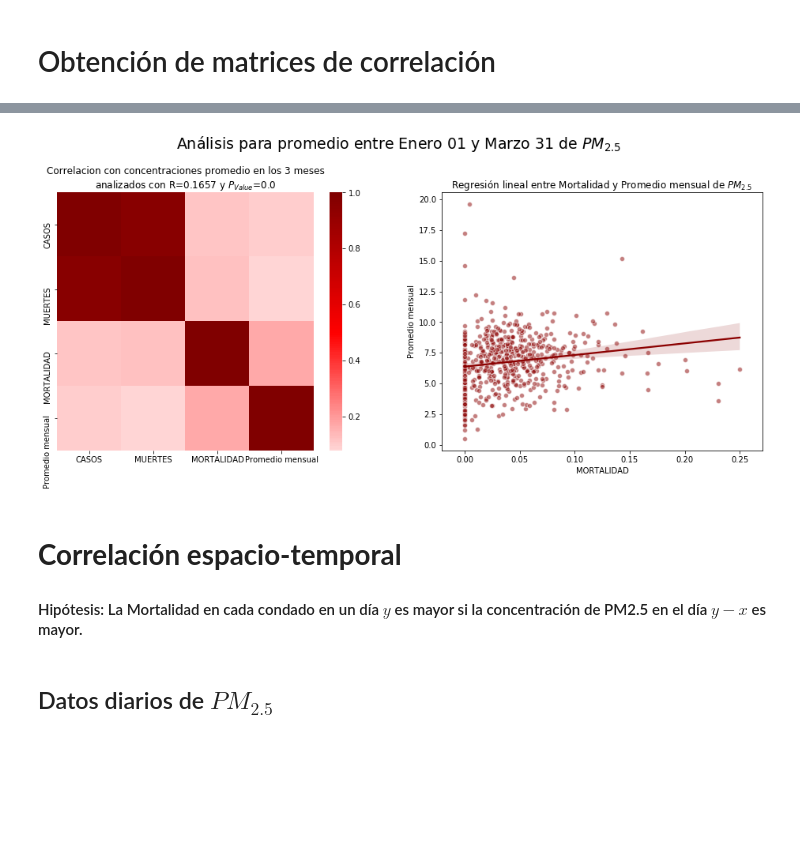
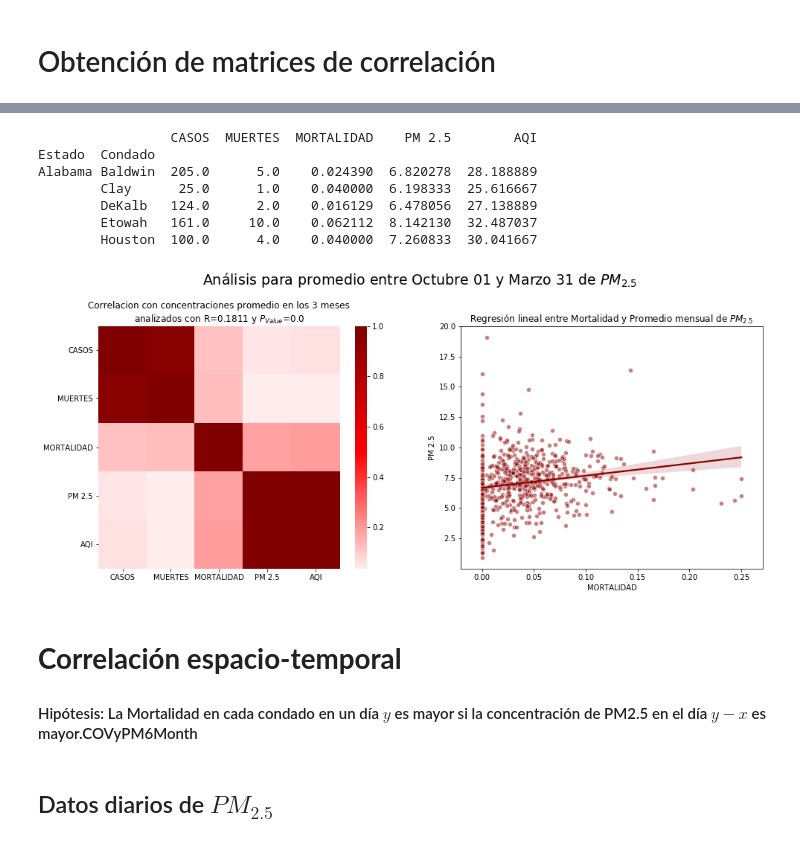
Before and after one commit to mdominguezd/ProyectoLaboratorioPM2.5yCOVID, a Jupyter notebook: MiCOVID-19.ipynb, the cells around one changed output, grey strips where cells are left out. Cells and saved outputs as stored; diff of their text form; code cells hidden in the pictures; blank space fills up the shorter version.

```diff
--- a/MiCOVID-19.ipynb
+++ b/MiCOVID-19.ipynb
@@ -88,19 +88,20 @@ Fuente: EPA
 Directorio = 'DatosPM2.5/'
 almacenarVar = False
 
-# Lectura de primer archivo csv
-# PM25 = (pd.read_csv(Directorio+'ad_viz_plotval_data.csv')
-#                                    .set_index(['STATE','COUNTY'])[['Date','Daily Mean PM2.5 Concentration']]
-#                                    .apply(lambda df : pd.Series({'Mes': int(df['Date'][0:2]),'Date':df.Date,'Promedio mensual':df['Daily Mean PM2.5 Concentration']}),axis = 1)
-#                                    .groupby(['STATE','COUNTY','Mes'])
-#                                    .mean())
+
 PM25 = pd.DataFrame()
 for i in range(51):
     #Lectura para datos promedios mensuales para cada condado
     PMC = (pd.read_csv(Directorio+'ad_viz_plotval_data ('+str(i+1)+').csv')
-                                   .set_index(['STATE','COUNTY'])[['Date','Daily Mean PM2.5 Concentration']]
-                                   .apply(lambda df : pd.Series({'Mes': int(df['Date'][0:2]),'Date':df.Date,'Promedio mensual':df['Daily Mean PM2.5 Concentration']}),axis = 1)
-                                   .groupby(['STATE','COUNTY','Mes'])
+                                   .set_index(['STATE','COUNTY'])[['Date','Daily Mean PM2.5 Concentration','DAILY_AQI_VALUE']]
+                                   .apply(lambda df : pd.Series({'Año':int(df['Date'][-2:]),'Mes': int(df['Date'][0:2]),'Date':df.Date,'PM 2.5':df['Daily Mean PM2.5 Concentration'],'AQI':df.DAILY_AQI_VALUE}),axis = 1)
+                                   .groupby(['STATE','COUNTY','Mes','Año'])
+                                   .mean())
+
+    PMC19 = (pd.read_csv(Directorio+'ad_viz_plotval_data ('+str(i+1)+')2019.csv')
+                                   .set_index(['STATE','COUNTY'])[['Date','Daily Mean PM2.5 Concentration','DAILY_AQI_VALUE']]
+                                   .apply(lambda df : pd.Series({'Año':int(df['Date'][-2:]),'Mes': int(df['Date'][0:2]),'Date':df.Date,'PM 2.5':df['Daily Mean PM2.5 Concentration'],'AQI':df.DAILY_AQI_VALUE}),axis = 1)
+                                   .groupby(['STATE','COUNTY','Mes','Año'])
                                    .mean())
 
     # Paso opcional por si se quiere almacenar en variables diferentes cada información por estado
@@ -113,6 +114,7 @@ for i in range(51):
         globals()['PM_%s'%estado]=PMC
 
     PM25 = PM25.append(PMC)
+    PM25 = PM25.append(PMC19)
 
 PM25 = PM25.reset_index()
 PM25
@@ -191,23 +245,42 @@ fig3.savefig('MatrizDeCorrelacionDeCadaMes.png', dpi=100)
 # %%
-# Matriz de correlacion para promedio de los 3 meses (ENERO FEBRERO Y MARZO)
+# Matriz de correlacion para promedio de los 6 meses (OCTUBRE NOVIEMBRE DICIEMBRE ENERO FEBRERO Y MARZO)
+
 fig = plt.figure(figsize=(16,6))
-R, PVal = scipy.stats.pearsonr(COVyPM25[(COVyPM25.Mes == 1)|(COVyPM25.Mes == 2)|(COVyPM25.Mes == 3)].groupby(['Estado','Condado']).mean().drop('Mes',axis=1)['MORTALIDAD'],COVyPM25[(COVyPM25.Mes == 1)|(COVyPM25.Mes == 2)|(COVyPM25.Mes == 3)].groupby(['Estado','Condado']).mean().drop('Mes',axis=1)['Promedio mensual'])
+plt.suptitle('Análisis para promedio entre Octubre 01 y Marzo 31 de $PM_{2.5}$',y=1.05, fontsize=19)
+
+R, PVal = scipy.stats.pearsonr(COVyPM6Month[COVyPM6Month.MORTALIDAD<1].groupby(['Estado','Condado']).mean().drop(['Mes','Año'], axis=1)['MORTALIDAD']
+                               ,COVyPM6Month[COVyPM6Month.MORTALIDAD<1].groupby(['Estado','Condado']).mean().drop(['Mes','Año'], axis=1)['PM 2.5'])
+
 plt.subplot(121)
 plt.title('Correlacion con concentraciones promedio en los 3 meses\nanalizados con R='+str(round(R,4))+' y $P_{Value}$=' + str(round(PVal,4)))
-(sns.heatmap(COVyPM25[(COVyPM25.Mes == 1)|(COVyPM25.Mes == 2)|(COVyPM25.Mes == 3)].groupby(['Estado','Condado']).mean().drop('Mes',axis=1)
+
+(sns.heatmap(COVyPM6Month[COVyPM6Month.MORTALIDAD<1].groupby(['Estado','Condado']).mean().drop(['Mes','Año'], axis=1)
     .corr(),
     cmap = 'seismic',
     center=0))
+
 plt.subplot(122)
-sns.regplot(COVyPM25[(COVyPM25.Mes == 1)|(COVyPM25.Mes == 2)|(COVyPM25.Mes == 3)].groupby(['Estado','Condado']).mean().drop('Mes',axis=1)['MORTALIDAD'],COVyPM25[(COVyPM25.Mes == 1)|(COVyPM25.Mes == 2)|(COVyPM25.Mes == 3)].groupby(['Estado','Condado']).mean().drop('Mes',axis=1)['Promedio mensual'],color='darkred',scatter_kws=dict(alpha=0.5,edgecolor='white'))
 plt.title('Regresión lineal entre Mortalidad y Promedio mensual de $PM_{2.5}$')
-plt.suptitle('Análisis para promedio entre Enero 01 y Marzo 31 de $PM_{2.5}$',y=1.05, fontsize=19)
+sns.regplot(COVyPM6Month[COVyPM6Month.MORTALIDAD<1].groupby(['Estado','Condado']).mean().drop(['Mes','Año'], axis=1)['MORTALIDAD']
+            ,COVyPM6Month[COVyPM6Month.MORTALIDAD<1].groupby(['Estado','Condado']).mean().drop(['Mes','Año'], axis=1)['PM 2.5']
+            ,color='darkred',scatter_kws=dict(alpha=0.5,edgecolor='white')
+            ,ci=90)
+
+
+print(COVyPM6Month.groupby(['Estado','Condado']).mean().drop(['Mes','Año'], axis=1).head())
 
 fig.savefig('Matriz de correlación y regresion lineal.png',dpi=200)
 # %% [output]
+                 CASOS  MUERTES  MORTALIDAD    PM 2.5        AQI
+Estado  Condado
+Alabama Baldwin  205.0      5.0    0.024390  6.820278  28.188889
+        Clay      25.0      1.0    0.040000  6.198333  25.616667
+        DeKalb   124.0      2.0    0.016129  6.478056  27.138889
+        Etowah   161.0     10.0    0.062112  8.142130  32.487037
+        Houston  100.0      4.0    0.040000  7.260833  30.041667
-[figure, old version]
+[figure, new version]
 # %% [markdown]
 # **Correlación espacio-temporal**
-#### Hipótesis: La Mortalidad en cada condado en un día $y$ es mayor si la concentración de PM2.5 en el día $y-x$ es mayor.
+#### Hipótesis: La Mortalidad en cada condado en un día $y$ es mayor si la concentración de PM2.5 en el día $y-x$ es mayor.COVyPM6Month
 # %%
 # Intervalo de dias entre Mortalidad y COVID
```
Also changed, not shown: parts of 10 cells of this notebook, 54 other files.
